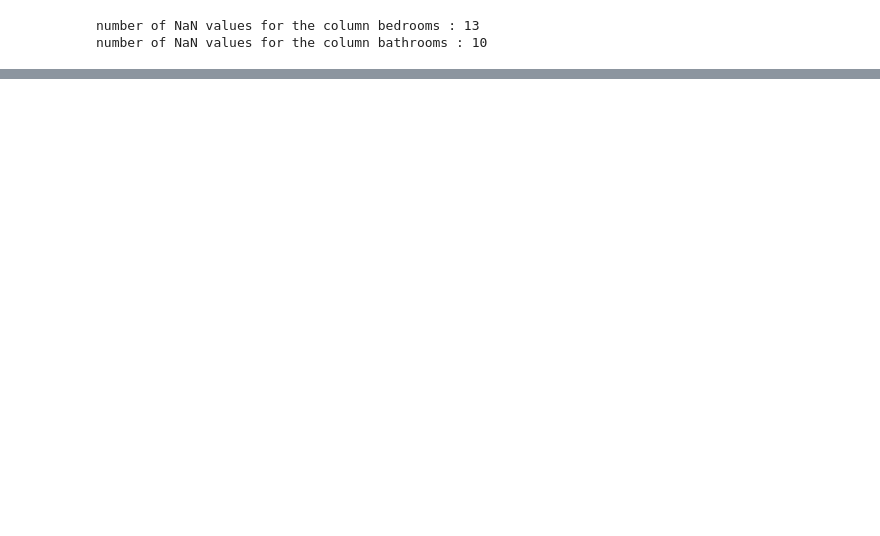
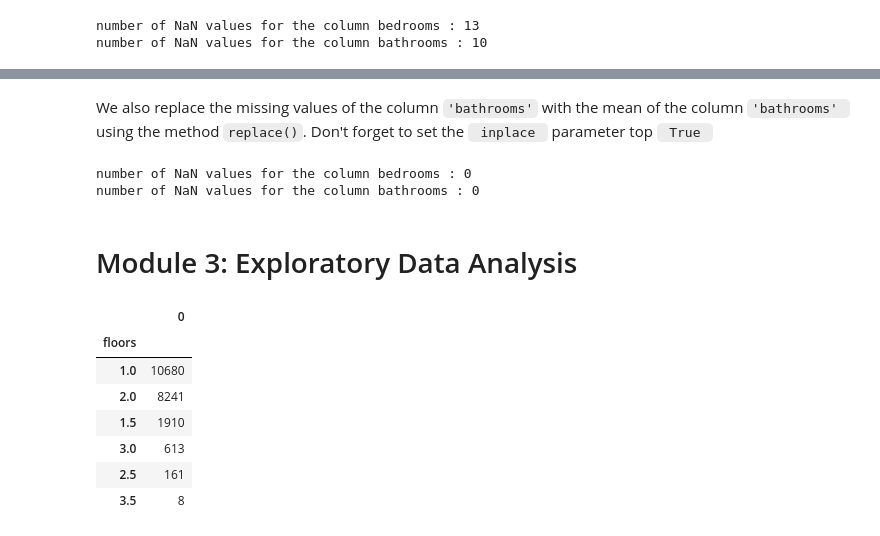
Before and after one commit to manuelmaior29/ds-playground, a Jupyter notebook: courses/Data-Analysis-with-Python/6_practice-project/house-sales-in-king-count-analysis.ipynb, the cells around one changed output, grey strips where cells are left out. Cells and saved outputs as stored; diff of their text form; code cells hidden in the pictures; blank space fills up the shorter version.

```diff
--- a/courses/Data-Analysis-with-Python/6_practice-project/house-sales-in-king-count-analysis.ipynb
+++ b/courses/Data-Analysis-with-Python/6_practice-project/house-sales-in-king-count-analysis.ipynb
@@ -103 +156,3 @@ number of NaN values for the column bathrooms : 10
+# %% [markdown]
+We also replace the missing values of the column <code>'bathrooms'</code> with the mean of the column  <code>'bathrooms' </code> using the method <code>replace()</code>. Don't forget to set the <code> inplace </code>  parameter top <code> True </code>
 # %%
@@ -105,0 +161,20 @@ df['bathrooms'].replace(np.nan, df['bathrooms'].mean(), inplace=True)
+# %%
+print("number of NaN values for the column bedrooms :", df['bedrooms'].isnull().sum())
+print("number of NaN values for the column bathrooms :", df['bathrooms'].isnull().sum())
+# %% [output]
+number of NaN values for the column bedrooms : 0
+number of NaN values for the column bathrooms : 0
+# %% [markdown]
+# Module 3: Exploratory Data Analysis
+# %%
+#Enter Your Code, Execute and take the Screenshot
+df.value_counts(subset=['floors']).to_frame()
+# %% [output]
+|  | 0 |
+| floors |  |
+| 1.0 | 10680 |
+| 2.0 | 8241 |
+| 1.5 | 1910 |
+| 3.0 | 613 |
+| 2.5 | 161 |
+| 3.5 | 8 |
```
Also changed, not shown: parts of 44 cells of this notebook.
